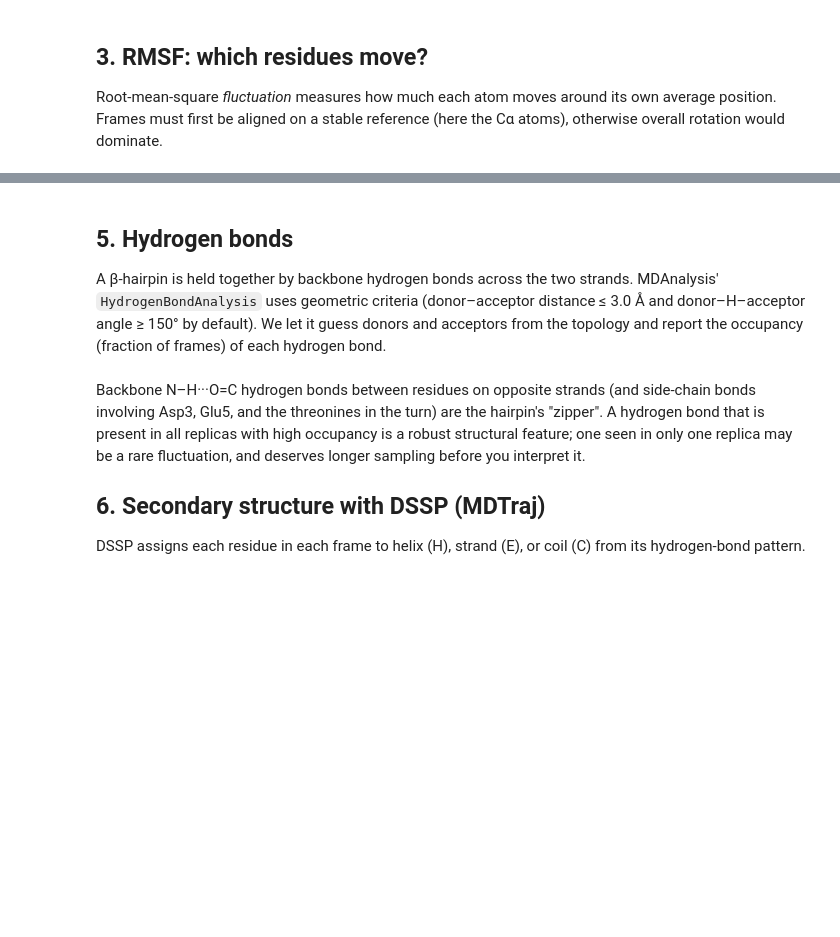
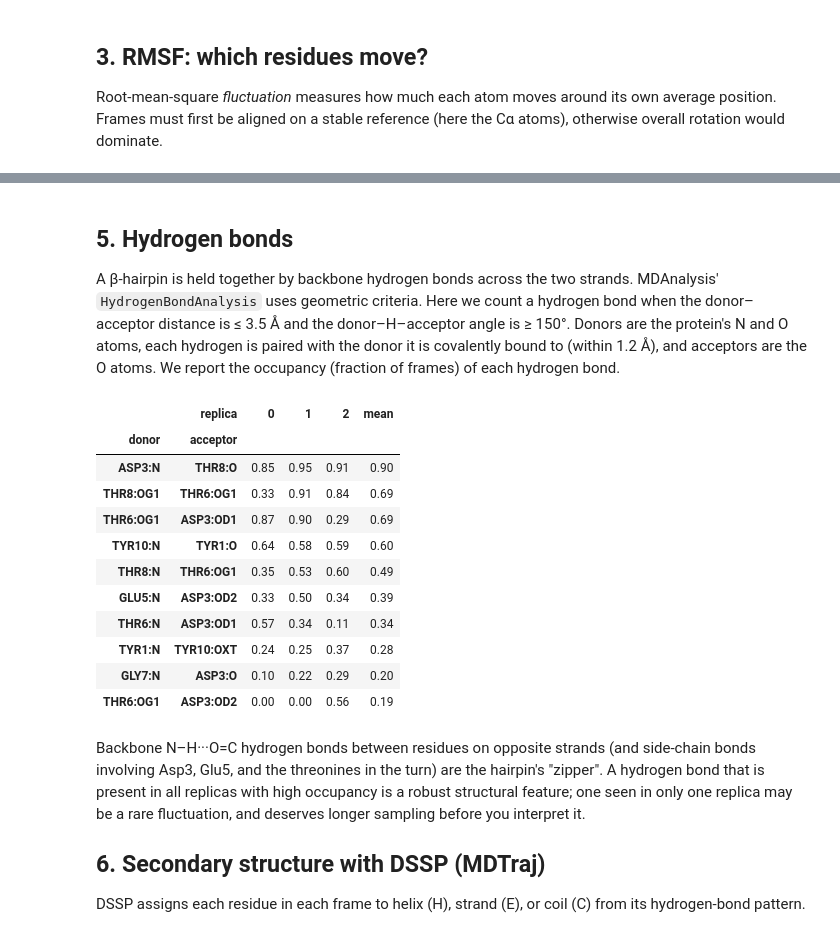
Before and after one commit to hentablihamza/practical-molecular-dynamics-course, a Jupyter notebook: notebooks/09_trajectory_analysis.ipynb, the cells around one changed output, grey strips where cells are left out. Cells and saved outputs as stored; diff of their text form; code cells hidden in the pictures; blank space fills up the shorter version.

```diff
--- a/notebooks/09_trajectory_analysis.ipynb
+++ b/notebooks/09_trajectory_analysis.ipynb
@@ -120,29 +140,45 @@ print({f"replica {i}": f"{v.mean():.2f} ± {v.std():.2f} Å" for i, v in rg.item
 ## 5. Hydrogen bonds
 
 A β-hairpin is held together by backbone hydrogen bonds across the two strands. MDAnalysis'
-`HydrogenBondAnalysis` uses geometric criteria (donor–acceptor distance ≤ 3.0 Å and donor–H–acceptor angle ≥
-150° by default). We let it guess donors and acceptors from the topology and report the occupancy (fraction of
+`HydrogenBondAnalysis` uses geometric criteria. Here we count a hydrogen bond when the donor–acceptor distance is
+≤ 3.5 Å and the donor–H–acceptor angle is ≥ 150°. Donors are the protein's N and O atoms, each hydrogen is paired with
+the donor it is covalently bound to (within 1.2 Å), and acceptors are the O atoms. We report the occupancy (fraction of
 frames) of each hydrogen bond.
 # %%
 from MDAnalysis.analysis.hydrogenbonds import HydrogenBondAnalysis
 
 def label(atom):
     return f"{atom.resname}{atom.resid}:{atom.name}"
 
 occ = []
 for i, uu in enumerate(universes):
     uu_ = mda.Universe(TOP, DCDS[i], dt=FRAME_PS)     # fresh copy (unaligned) for clarity
-    hba = HydrogenBondAnalysis(uu_, d_a_cutoff=3.5, d_h_a_angle_cutoff=150)
-    hba.hydrogens_sel = hba.guess_hydrogens("protein")
-    hba.acceptors_sel = hba.guess_acceptors("protein")
+    hba = HydrogenBondAnalysis(uu_, donors_sel="protein and (element N or element O)",
+                               hydrogens_sel="protein and element H",
+                               acceptors_sel="protein and element O",
+                               d_h_cutoff=1.2, d_a_cutoff=3.5, d_h_a_angle_cutoff=150)
     hba.run()
+    by_id = {atom.id: atom for atom in uu_.atoms}         # count_by_ids() returns atom IDs, not indices
     for d, h, a, count in hba.count_by_ids():
-        occ.append({"replica": i, "donor": label(uu_.atoms[d]), "acceptor": label(uu_.atoms[a]),
+        occ.append({"replica": i, "donor": label(by_id[d]), "acceptor": label(by_id[a]),
                     "occupancy": count / len(uu_.trajectory)})
 hb = pd.DataFrame(occ)
 table = hb.pivot_table(index=["donor", "acceptor"], columns="replica", values="occupancy", fill_value=0)
 table["mean"] = table.mean(axis=1)
 table.sort_values("mean", ascending=False).head(10).round(2)
+# %% [output]
+|  | replica | 0 | 1 | 2 | mean |
+| donor | acceptor |  |  |  |  |
+| ASP3:N | THR8:O | 0.85 | 0.95 | 0.91 | 0.90 |
+| THR8:OG1 | THR6:OG1 | 0.33 | 0.91 | 0.84 | 0.69 |
+| THR6:OG1 | ASP3:OD1 | 0.87 | 0.90 | 0.29 | 0.69 |
+| TYR10:N | TYR1:O | 0.64 | 0.58 | 0.59 | 0.60 |
+| THR8:N | THR6:OG1 | 0.35 | 0.53 | 0.60 | 0.49 |
+| GLU5:N | ASP3:OD2 | 0.33 | 0.50 | 0.34 | 0.39 |
+| THR6:N | ASP3:OD1 | 0.57 | 0.34 | 0.11 | 0.34 |
+| TYR1:N | TYR10:OXT | 0.24 | 0.25 | 0.37 | 0.28 |
+| GLY7:N | ASP3:O | 0.10 | 0.22 | 0.29 | 0.20 |
+| THR6:OG1 | ASP3:OD2 | 0.00 | 0.00 | 0.56 | 0.19 |
 # %% [markdown]
 Backbone N–H···O=C hydrogen bonds between residues on opposite strands (and side-chain bonds involving Asp3, Glu5,
 and the threonines in the turn) are the hairpin's "zipper". A hydrogen bond that is present in all replicas with
```
Also changed, not shown: parts of 10 cells of this notebook, 10 other files.
